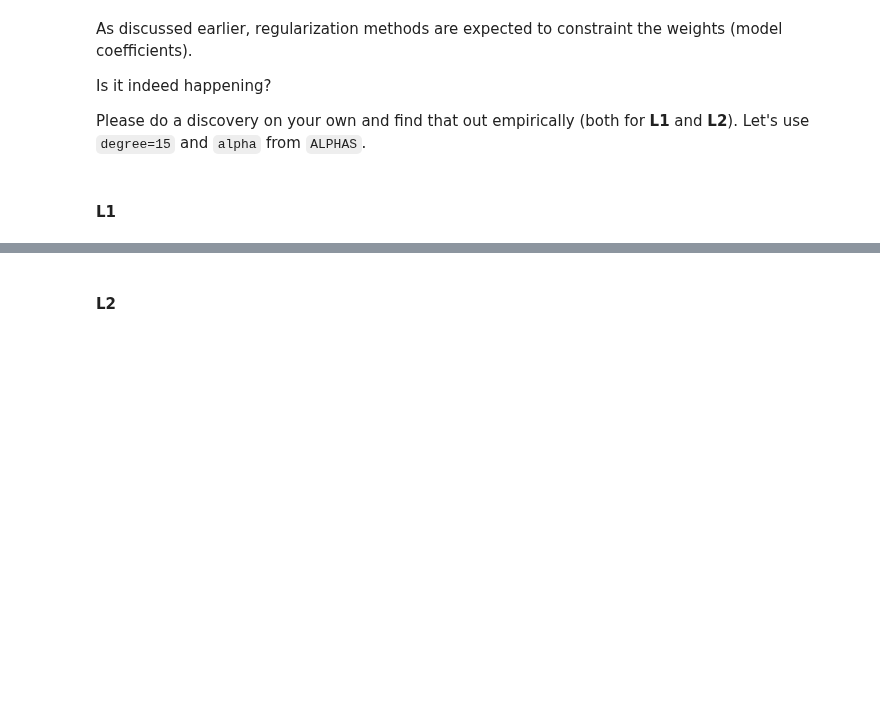
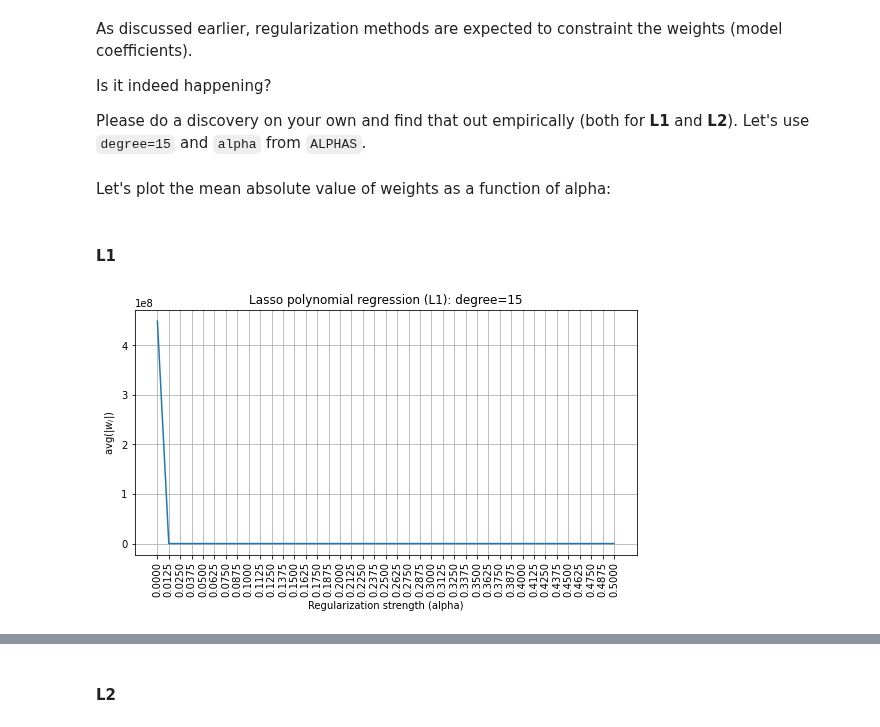
Before and after one commit to Bayramova/rs_school_assignments, a Jupyter notebook: overfitting_regularization.ipynb, the cells around one changed output, grey strips where cells are left out. Cells and saved outputs as stored; diff of their text form; code cells hidden in the pictures; blank space fills up the shorter version.

```diff
--- a/overfitting_regularization.ipynb
+++ b/overfitting_regularization.ipynb
@@ -474,5 +474,36 @@ As discussed earlier, regularization methods are expected to constraint the weig
 Is it indeed happening?
 
 Please do a discovery on your own and find that out empirically (both for **L1** and **L2**). Let's use `degree=15` and `alpha` from `ALPHAS`.
+# %% [markdown]
+Let's plot the mean absolute value of weights as a function of alpha:
+# %%
+def plot_weights(alphas, weights_l1, weights_l2, xlabel, ylabel, title):
+    plt.figure(figsize=(9, 4.5))
+    if len(weights_l1) != 0:
+        plt.plot(alphas, weights_l1, label='L1_avg(|$w_i$|)')
+    if len(weights_l2) != 0:
+        plt.plot(alphas, weights_l2, label='L2_avg(|$w_i$|)')
+    plt.title(title)
+    plt.xlabel(xlabel)
+    plt.ylabel(ylabel)
+    plt.grid(True)
+    plt.xticks(alphas, rotation='vertical')
+    plt.legend()
+    plt.show()
 # %% [markdown]
 #### L1
+# %%
+avg_coef_l1 = []
+for alpha in ALPHAS:
+    results = cross_validate(make_model(degree=15, penalty='L1', alpha=alpha),
+                             X_diabetes, y_diabetes, cv=5,
+                             return_train_score=True, return_estimator=True,
+                             scoring='neg_root_mean_squared_error')
+
+    avg_coef_l1.append(np.mean([np.mean(np.abs(model['reg'].coef_)) for model in results['estimator']]))
+
+plot_weights(ALPHAS, weights_l1=avg_coef_l1, weights_l2=[],
+            xlabel='Regularization strength (alpha)', ylabel='avg(|$w_i$|)',
+            title='Lasso polynomial regression (L1): degree=15')
+# %% [output]
+[figure, added]
```
Also changed, not shown: parts of 11 cells of this notebook.
